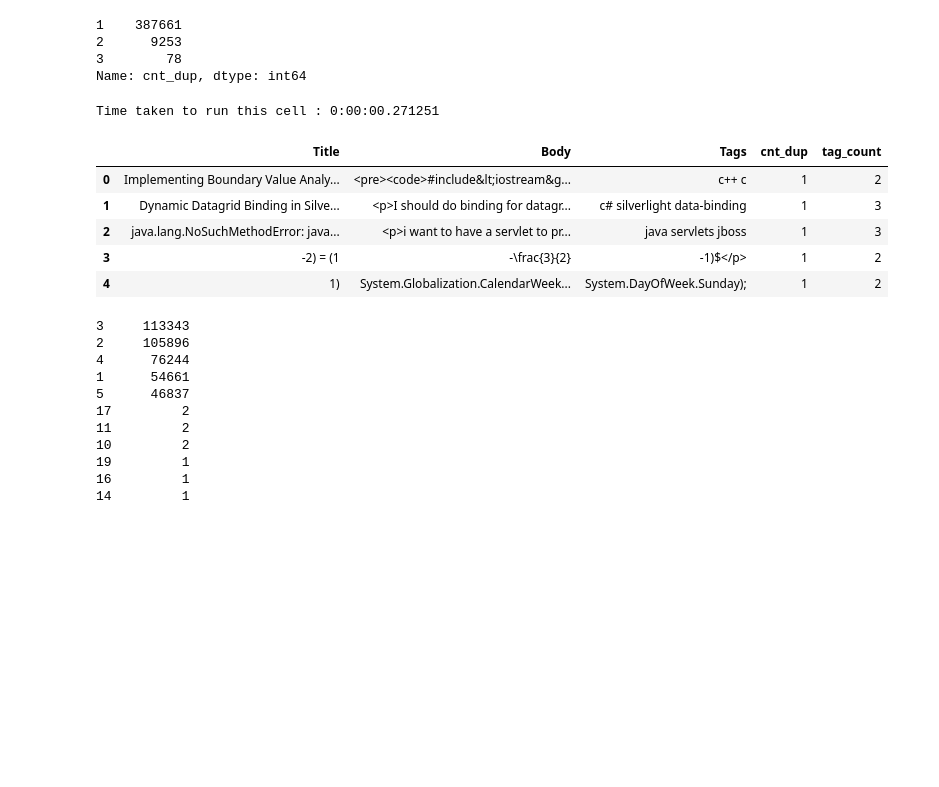
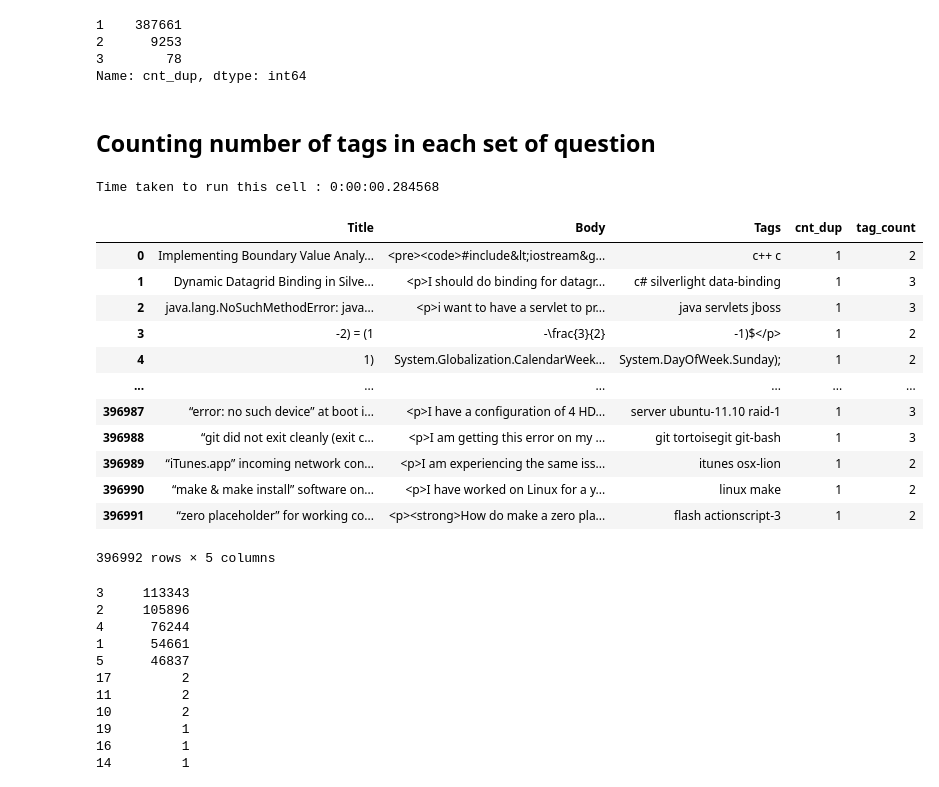
Before and after one commit to RakshitaTantry28/Stackoverflow-Tag-Predictor, a Jupyter notebook: SO_TagPredictor.ipynb, the cells around one changed output. Cells and saved outputs as stored; diff of their text form; code cells hidden in the pictures; blank space fills up the shorter version.

```diff
--- a/SO_TagPredictor.ipynb
+++ b/SO_TagPredictor.ipynb
@@ -130,19 +119,28 @@ df_no_dup.cnt_dup.value_counts()
 2      9253
 3        78
 Name: cnt_dup, dtype: int64
+# %% [markdown]
+## Counting number of tags in each set of question
 # %%
 start = datetime.now()
 df_no_dup["tag_count"] = df_no_dup["Tags"].apply(lambda text: len(text.split(" ")) if text else 0)
 # adding a new feature number of tags per question
 print("Time taken to run this cell :", datetime.now() - start)
-df_no_dup.head()
+df_no_dup
 # %% [output]
-Time taken to run this cell : 0:00:00.271251
+Time taken to run this cell : 0:00:00.284568
 |  | Title | Body | Tags | cnt_dup | tag_count |
 | 0 | Implementing Boundary Value Analy... | <pre><code>#include&lt;iostream&g... | c++ c | 1 | 2 |
 | 1 | Dynamic Datagrid Binding in Silve... | <p>I should do binding for datagr... | c# silverlight data-binding | 1 | 3 |
 | 2 | java.lang.NoSuchMethodError: java... | <p>i want to have a servlet to pr... | java servlets jboss | 1 | 3 |
 | 3 | -2) = (1 | -\frac{3}{2} | -1)$</p> | 1 | 2 |
 | 4 | 1) | System.Globalization.CalendarWeek... | System.DayOfWeek.Sunday); | 1 | 2 |
+| ... | ... | ... | ... | ... | ... |
+| 396987 | “error: no such device” at boot i... | <p>I have a configuration of 4 HD... | server ubuntu-11.10 raid-1 | 1 | 3 |
+| 396988 | “git did not exit cleanly (exit c... | <p>I am getting this error on my ... | git tortoisegit git-bash | 1 | 3 |
+| 396989 | “iTunes.app” incoming network con... | <p>I am experiencing the same iss... | itunes osx-lion | 1 | 2 |
+| 396990 | “make & make install” software on... | <p>I have worked on Linux for a y... | linux make | 1 | 2 |
+| 396991 | “zero placeholder” for working co... | <p><strong>How do make a zero pla... | flash actionscript-3 | 1 | 2 |
+396992 rows × 5 columns
 # %%
 # distribution of number of tags per question
```
Also changed, not shown: parts of 18 cells of this notebook.
